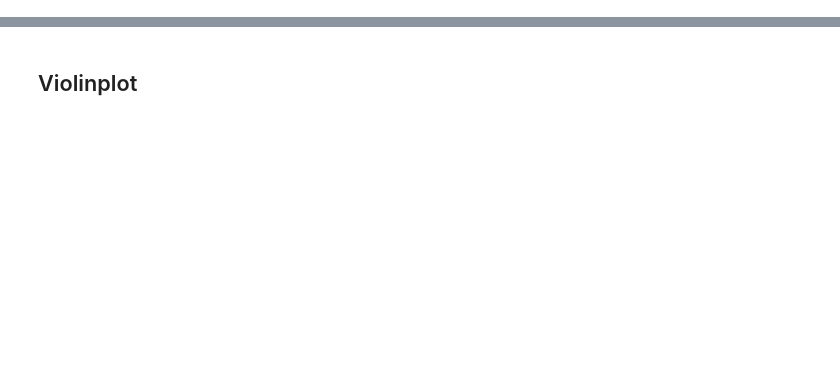
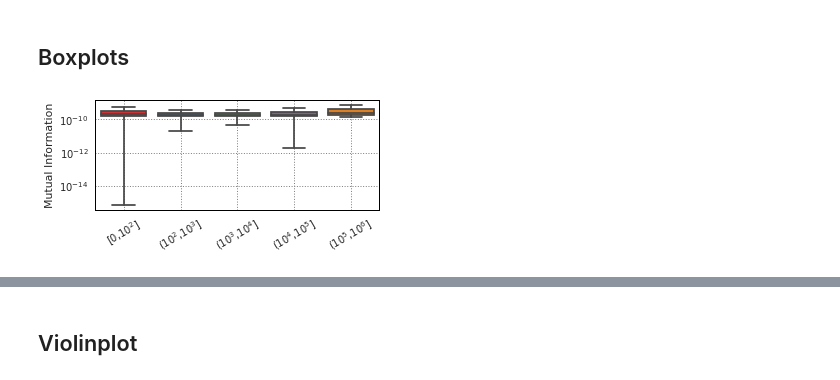
Before and after one commit to SocialSensorProject/socialsensor, a Jupyter notebook: Results/FeatureAnalysis_v2.0/Violinplots.ipynb, the cells around one changed output, grey strips where cells are left out. Cells and saved outputs as stored; diff of their text form; code cells hidden in the pictures; blank space fills up the shorter version.

```diff
--- a/Results/FeatureAnalysis_v2.0/Violinplots.ipynb
+++ b/Results/FeatureAnalysis_v2.0/Violinplots.ipynb
@@ -69,0 +138,6 @@ df_final = df1.append(df2).append(df3).append(df4).append(df5)
+# %% [markdown]
+## Boxplots
+# %%
+boxplots(df_final,"Mutual Information","plots_violinplots/Cele_death_user_favouritesCount_boxplots.eps")
+# %% [output]
+[figure, added]
```
Also changed, not shown: parts of 36 cells of this notebook, 20 other files.
